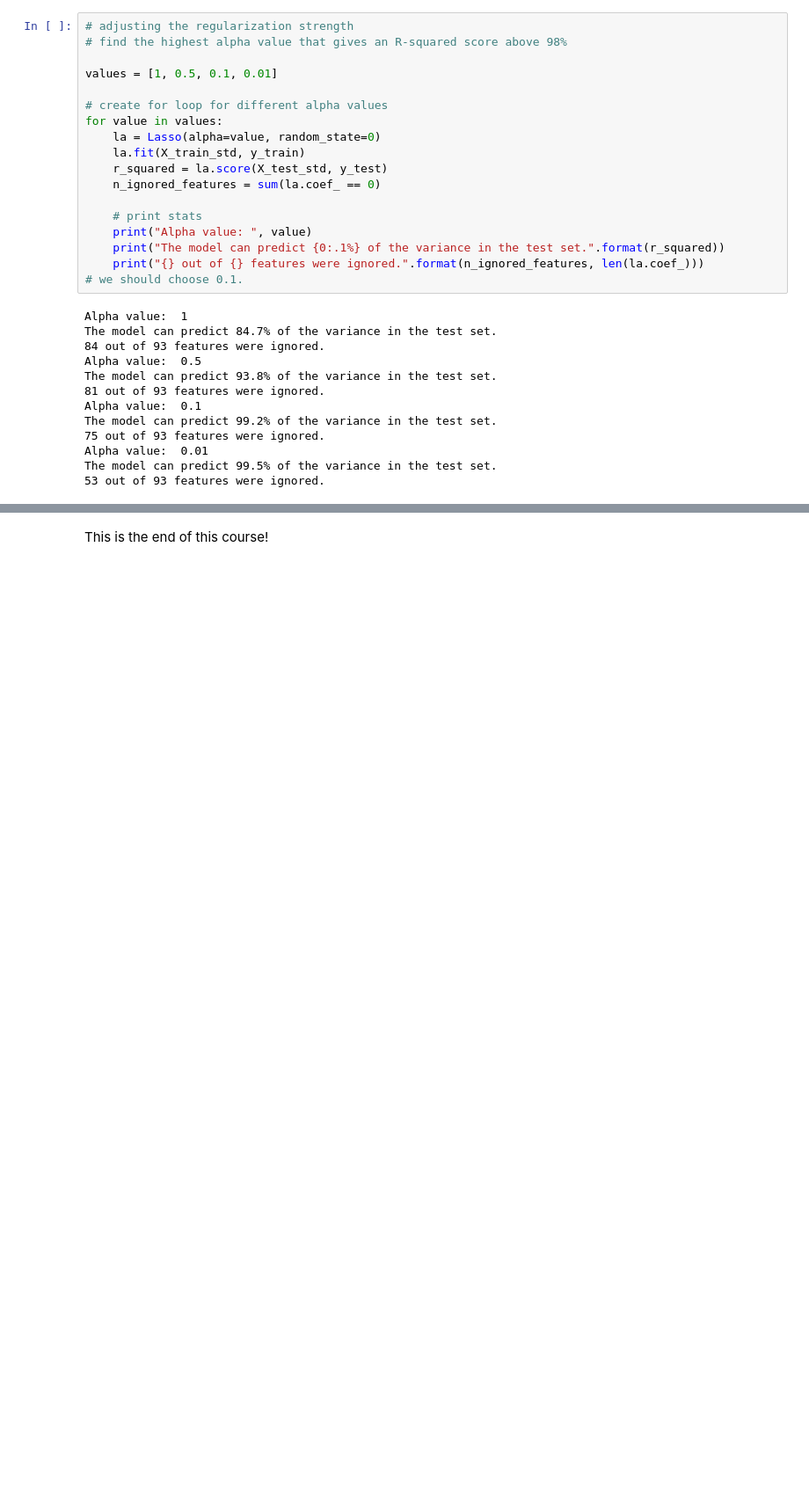
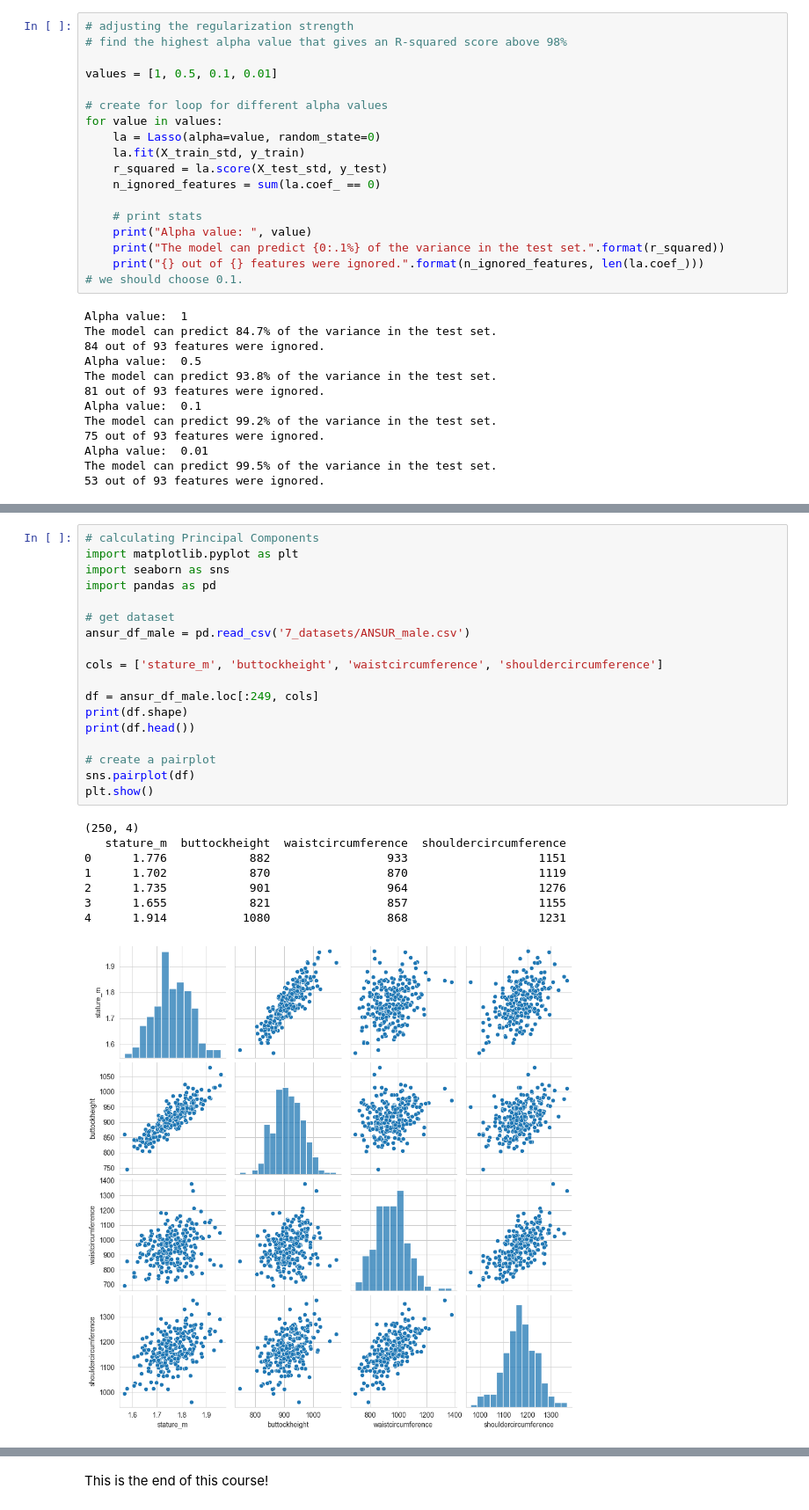
Before and after one commit to GuoweiYang19891101/datacamp_machine_learning_scientist_python, a Jupyter notebook: 7_dimension_reduction.ipynb, the cells around one changed output, grey strips where cells are left out. Shown at 88% size. Drawn from its saved outputs; the diff is of its cells as text; blank space fills up the shorter version.

```diff
--- a/7_dimension_reduction.ipynb
+++ b/7_dimension_reduction.ipynb
@@ -801,0 +981,27 @@ The model can predict 99.5% of the variance in the test set.
+# %%
+# calculating Principal Components
+import matplotlib.pyplot as plt
+import seaborn as sns
+import pandas as pd
+
+# get dataset
+ansur_df_male = pd.read_csv('7_datasets/ANSUR_male.csv')
+
+cols = ['stature_m', 'buttockheight', 'waistcircumference', 'shouldercircumference']
+
+df = ansur_df_male.loc[:249, cols]
+print(df.shape)
+print(df.head())
+
+# create a pairplot
+sns.pairplot(df)
+plt.show()
+# %% [output]
+(250, 4)
+   stature_m  buttockheight  waistcircumference  shouldercircumference
+0      1.776            882                 933                   1151
+1      1.702            870                 870                   1119
+2      1.735            901                 964                   1276
+3      1.655            821                 857                   1155
+4      1.914           1080                 868                   1231
+[figure, added]
```
Also changed, not shown: parts of 31 cells of this notebook, 7 other files.
